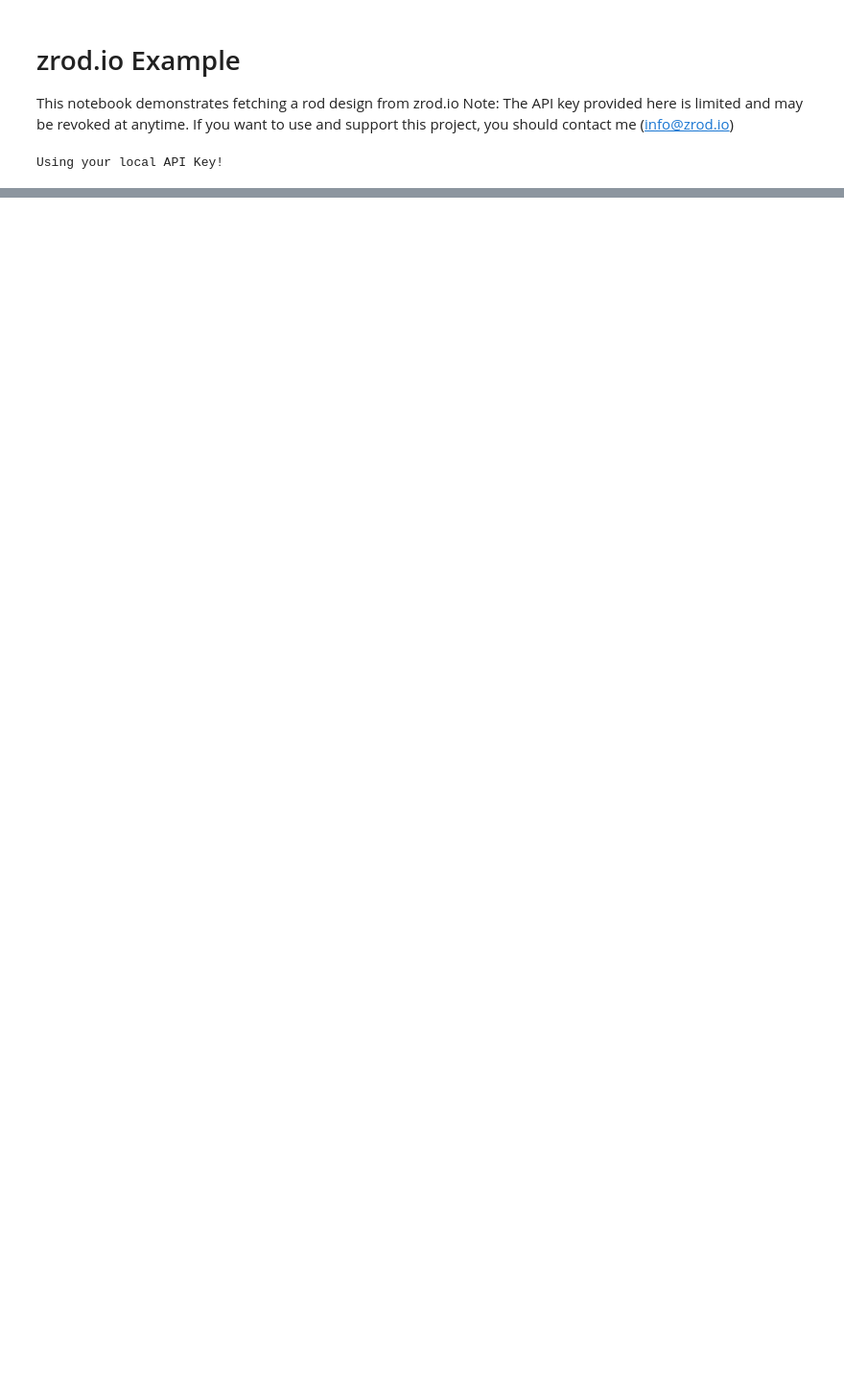
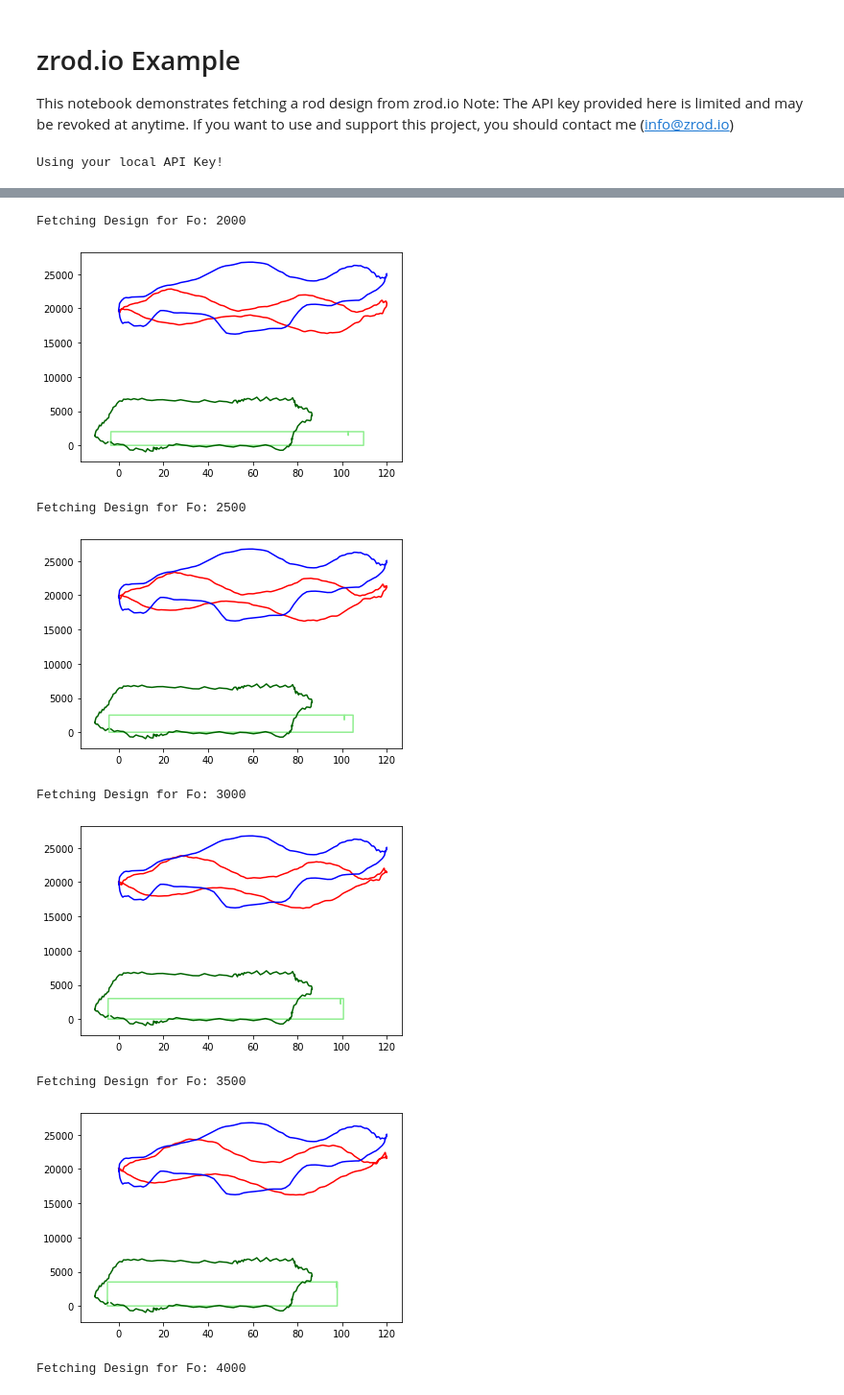
Before and after one commit to wansco/zrod.io, a Jupyter notebook: jupyter/zrod_demo.ipynb, the cells around one changed output, grey strips where cells are left out. Shown at 96% size. Drawn from its saved outputs; the diff is of its cells as text; code cells hidden in the pictures; blank space fills up the shorter version.

Commit message:
added loop example

```diff
--- a/jupyter/zrod_demo.ipynb
+++ b/jupyter/zrod_demo.ipynb
@@ -14,6 +15,7 @@ import matplotlib.pyplot as plt
 #%matplotlib notebook
 # %%
 API_KEY="ThisKeyIsLimitedToOneRequestPerMinute" #you should get your own API Key. Contact me for this.
+isRateLimited = True
 
 #check if you have a keyfile
 if(os.path.isfile("./apikey.txt")):
@@ -22,6 +24,7 @@ if(os.path.isfile("./apikey.txt")):
     key_file.close()
     if(len(filetext) > 20): #probably a valid key
         API_KEY=filetext
+        isRateLimited = False
         print("Using your local API Key!")
     else:
         print("Oops, the local keyfile seems to be invalid!")
@@ -92,15 +99,4 @@ example = {
 	],
 	"DiagTargetDX":25,
 }
-# %%
-#go fetch the request. This may take a couple of seconds.
-r = requests.post("https://api.zrod.io", json=example, headers={"x-api-key": API_KEY})
-if(r.status_code == 429):
-    print("Your API Key is probably over quota")
-elif(r.status_code != 200):
-    print("Looks like something went wrong!", r.status_code)
-# %%
-#print(r.content)
-design=json.loads(r.content)
-#print(json.dumps(design, sort_keys=True, indent=4))
 # %%
@@ -130,0 +155,20 @@ plt.show()
+# %%
+for x in range(2000, 10001, 500):
+    example["Fo"] = x                    #update the field we are varying
+    print("Fetching Design for Fo:", x)  #display that value
+
+    if(isRateLimited):                   #if you have an apikey.txt file, this is ignored
+        print("Adding a delay for the rate limited key...")
+        time.sleep(60)
+
+    ProcessAndDisplayDesign(example)     #go fetch the design and display it
+# %% [output]
+Fetching Design for Fo: 2000
+[figure, added]
+Fetching Design for Fo: 2500
+[figure, added]
+Fetching Design for Fo: 3000
+[figure, added]
+Fetching Design for Fo: 3500
+[figure, added]
+Fetching Design for Fo: 4000
```
Also changed, not shown: parts of 8 cells of this notebook.
